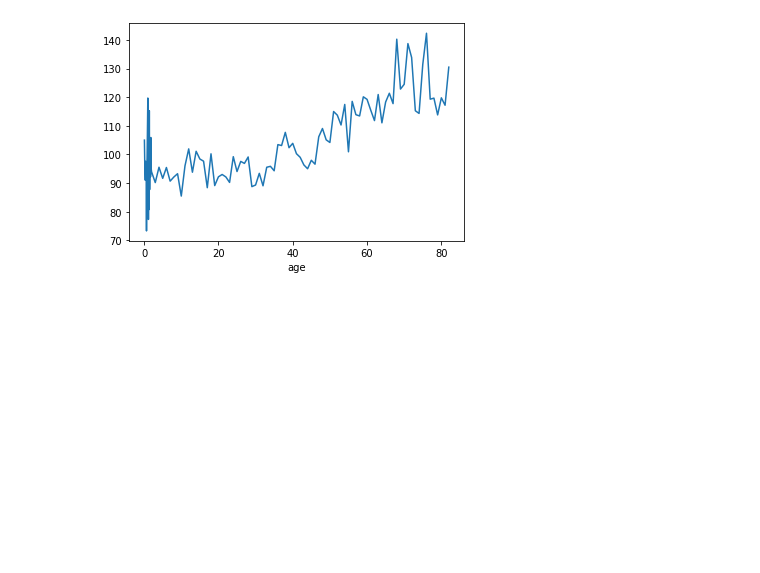
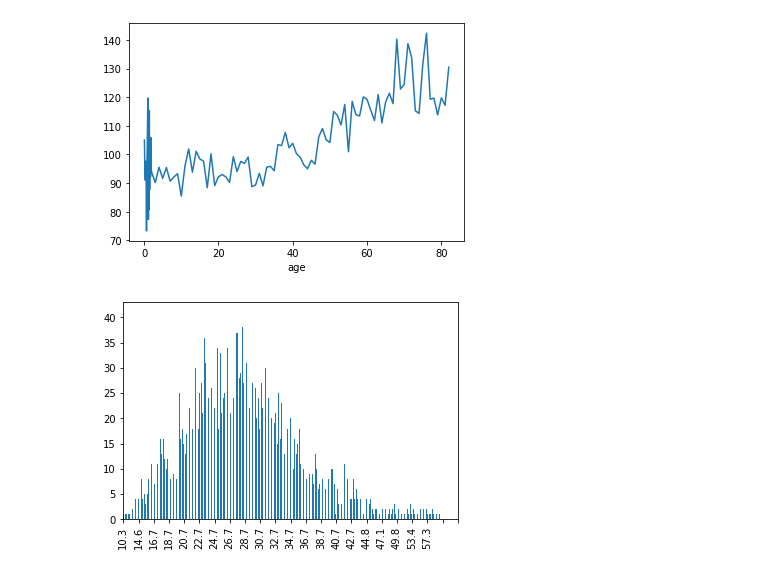
Before and after one commit to SpyrosSiannas/DataMIningProject-2021, a Jupyter notebook: main-notebook.ipynb, the cells around one changed output. Cells and saved outputs as stored; diff of their text form; code cells hidden in the pictures; blank space fills up the shorter version.

```diff
--- a/main-notebook.ipynb
+++ b/main-notebook.ipynb
@@ -101,2 +113,10 @@ plot_frequency("heart_disease")
 # %% [output]
 [figure]
+# %%
+### BMI Frequency
+plot = data.bmi.value_counts().sort_index().plot.bar()
+x=np.arange(0,450,20)
+plot.set(xticks=x)
+plt.show()
+# %% [output]
+[figure, added]
```
Also changed, not shown: parts of 6 cells of this notebook, 1 other file.
